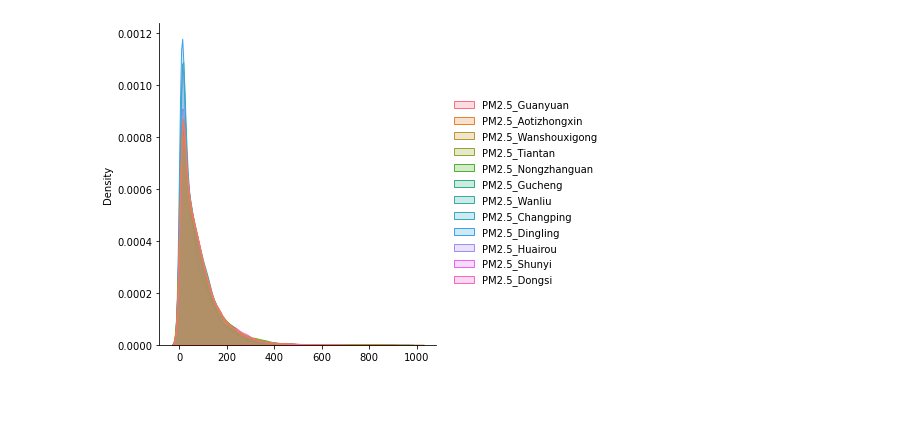
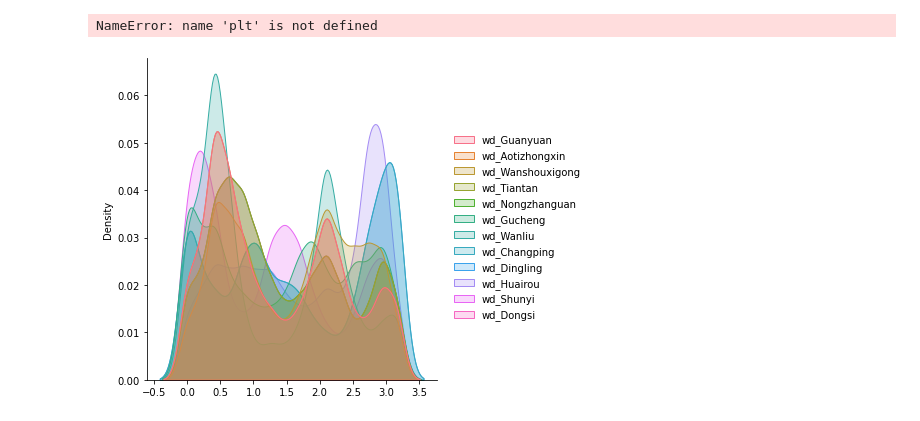
Before and after one commit to Machine-Learning-Dynamical-Systems/kooplearn, a Jupyter notebook: examples/Beijing_air_quality/dataset_parsing.ipynb, the cells around one changed output. Drawn from its saved outputs; the diff is of its cells as text; code cells hidden in the pictures.

Commit message:
air quality dataset

```diff
--- a/examples/Beijing_air_quality/dataset_parsing.ipynb
+++ b/examples/Beijing_air_quality/dataset_parsing.ipynb
@@ -7,4 +8,30 @@ import sys
 sys.path.append("../../")
 from DynamicalSystems.kernels import RBF
 from DynamicalSystems.reduced_rank_regression import reduced_rank_regression
+# %%
+df_pd = pd.read_pickle("full_dataframe").interpolate(axis=0)
+#Get stations and measurements
+stations = set()
+measurements = set()
+for col in df_pd.columns:
+    meas, stat = col.split("_")
+    measurements.add(meas)
+    stations.add(stat)
+length_scales = dict()
+for m in measurements:
+    length_scales[m] = df_pd.filter(regex= m + "_*").std().mean()
+    df_pd[df_pd.filter(regex= m + "_*").columns] /= length_scales[m]
+df = df_pd.to_numpy()
+nan_mask = np.isnan(df).any(axis=1)
+dataset_indexes = []
+stride = 1
+for idx, val in enumerate(nan_mask[:-stride]):
+    if val == False:
+        if nan_mask[idx + stride] == False:
+            dataset_indexes.append((idx, idx+ stride))
+dataset_indexes = np.array(dataset_indexes)
+kernel = RBF(length_scale=np.float32(10))
+inputs = df[dataset_indexes[:,0]].astype('float32')
+evolved_inputs = df[dataset_indexes[:,1]].astype('float32')
+regularizer = np.float32(1)
 # %%
@@ -55,5 +40,11 @@ length_scales
+# %%
+plt.plot(np.real(evals), np.imag(evals), 'k.')
+plt.plot(np.real(evals_old), np.imag(evals_old), 'rx')
+plt.axis("equal")
+# %% [output]
+NameError: name 'plt' is not defined
 # %%
 import seaborn as sns
-ax = sns.displot(df_pd.filter(regex="PM2.5_*"), kind='kde', fill=True)
+ax = sns.displot(df_pd.filter(regex="wd_*"), kind='kde', fill=True)
 # %% [output]
-[figure, old version]
+[figure, new version]
```
Also changed, not shown: parts of 5 cells of this notebook, 1 other file.
